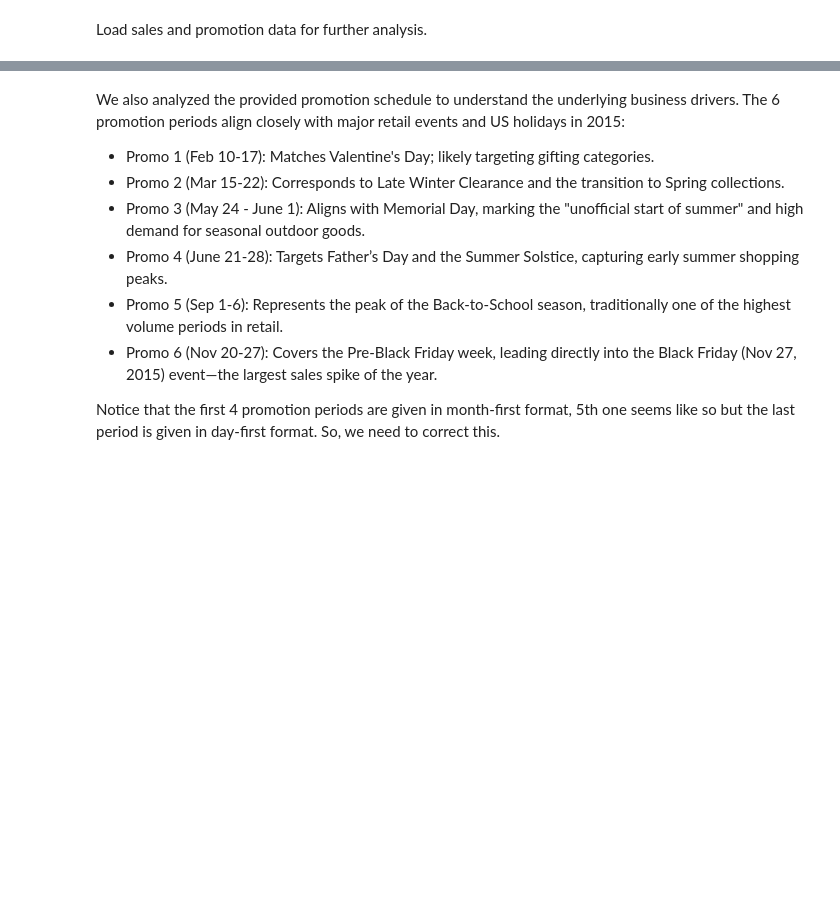
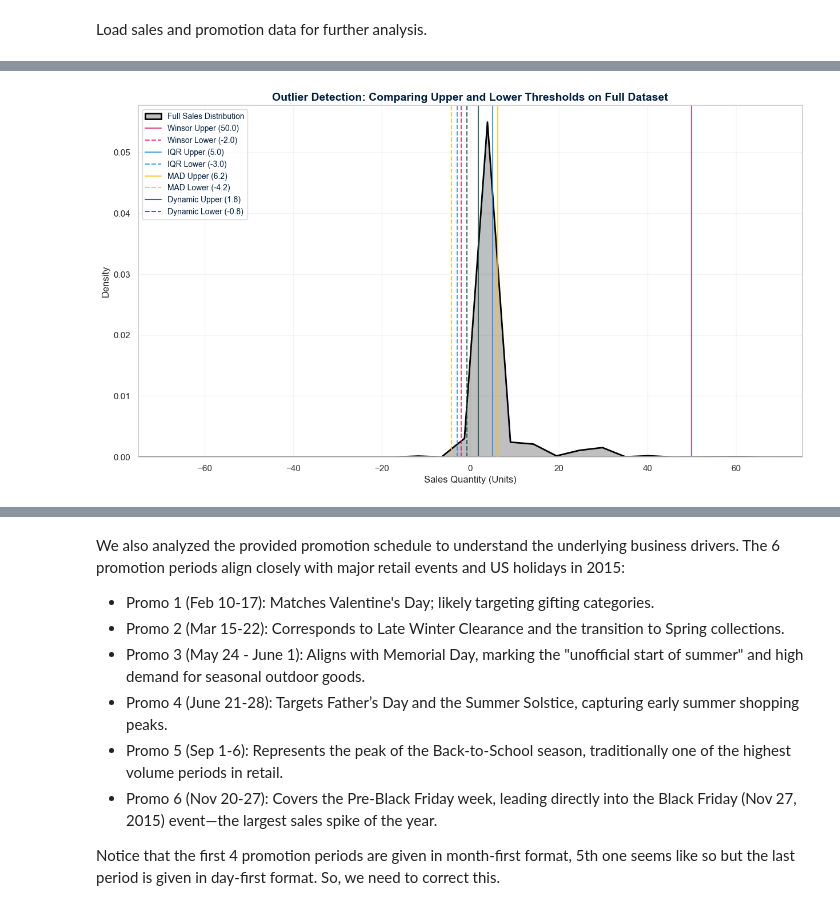
Before and after one commit to duyqu-chan/retail-campaign-analytics, a Jupyter notebook: notebooks/01_campaign_uplift_analysis.ipynb, the cells around one changed output, grey strips where cells are left out. Drawn from its saved outputs; the diff is of its cells as text; code cells hidden in the pictures; blank space fills up the shorter version.

```diff
--- a/notebooks/01_campaign_uplift_analysis.ipynb
+++ b/notebooks/01_campaign_uplift_analysis.ipynb
@@ -60,0 +99,4 @@ memory usage: 75.0 MB
+# %%
+full_sales = pd.concat([sales_train, sales_test], ignore_index=True)
+# shape of the combined dataset
+print(full_sales.shape)
@@ -60,0 +105,8 @@ memory usage: 75.0 MB
+# %%
+initial_count = len(full_sales)
+print(initial_count)
+full_sales = full_sales.drop_duplicates().reset_index(drop=True)
+final_count = len(full_sales)
+print(final_count)
+removed_count = initial_count - final_count
+print(removed_count)
@@ -94,0 +174,6 @@ memory usage: 25.0 MB
+# %%
+full_sales['Date'] = pd.to_datetime(full_sales['Date'])
+full_sales['StoreCode'] = full_sales['StoreCode'].astype('category')
+full_sales['ProductCode'] = full_sales['ProductCode'].astype('category')
+full_sales['SalesQuantity'] = full_sales['SalesQuantity'].astype('int16')
+full_sales.info()
@@ -94,0 +379,76 @@ memory usage: 25.0 MB
+# %%
+# calculate outlier thresholds using different methods on train dataset
+# to avoid data leakage
+train_values = sales_train['SalesQuantity']
+
+# winsorization limits (0.1% and 99.9% percentiles)
+upper_winsor = train_values.quantile(0.999)
+lower_winsor = train_values.quantile(0.001)
+
+# IQR limits (1.5 * IQR rule)
+Q1, Q3 = train_values.quantile(0.25), train_values.quantile(0.75)
+IQR = Q3 - Q1
+lower_iqr = Q1 - 1.5 * IQR
+upper_iqr = Q3 + 1.5 * IQR
+
+# Median Absolute Deviation (MAD)
+median = train_values.median()
+mad = (train_values - median).abs().median()
+# NIST Standardı: Modified Z-Score > 3.5
+lower_mad = median - (3.5 * mad / 0.6745)
+upper_mad = median + (3.5 * mad / 0.6745)
+
+# dynamic thresholds using rolling median and MAD
+# to avoid data drift due to seasonality or trends in time series data
+
+window_size = 14 # 2 weeks windon to capture promotional effects
+
+#rolling median and rolling MAD calculations
+rolling_med = sales_train['SalesQuantity'].rolling(window=window_size, center=True, min_periods=1).median()
+rolling_mad = (sales_train['SalesQuantity'] - rolling_med).abs().rolling(window=window_size, center=True, min_periods=1).median()
+
+# dynamic thresholds based on rolling median and MAD to identify outliers in a time series context, allowing for more sensitive detection of anomalies that may vary over time
+lower_dynamic = rolling_med - (3.5 * rolling_mad / 0.6745)
+upper_dynamic = rolling_med + (3.5 * rolling_mad / 0.6745)
+
+# Visualization
+plt.figure(figsize=(15, 8))
+
+# original distribution of sales_train with KDE to show the overall shape of the data and highlight the presence of outliers
+sns.kdeplot(full_sales['SalesQuantity'], color='black', linewidth=2, fill=True, label='Full Sales Distribution')
+
+# Draw the thresholds
+# Winsorization (Blue)
+plt.axvline(upper_winsor, color='#D81B60', linestyle='-', alpha=0.8, label=f'Winsor Upper ({upper_winsor:.1f})')
+plt.axvline(lower_winsor, color='#D81B60', linestyle='--', alpha=0.8, label=f'Winsor Lower ({lower_winsor:.1f})')
+
+# IQR (Red)
+plt.axvline(upper_iqr, color='#1E88E5', linestyle='-', alpha=0.8, label=f'IQR Upper ({upper_iqr:.1f})')
+plt.axvline(lower_iqr, color='#1E88E5', linestyle='--', alpha=0.8, label=f'IQR Lower ({lower_iqr:.1f})')
+
+# MAD (Green)
+plt.axvline(upper_mad, color='#FFC107', linestyle='-', alpha=0.8, label=f'MAD Upper ({upper_mad:.1f})')
+plt.axvline(lower_mad, color='#FFC107', linestyle='--', alpha=0.8, label=f'MAD Lower ({lower_mad:.1f})')
+
+# Dynamic (Orange)
+plt.axvline(upper_dynamic.iloc[-1], color='#004D40', linestyle='-', alpha=0.8, label=f'Dynamic Upper ({upper_dynamic.iloc[-1]:.1f})')
+plt.axvline(lower_dynamic.iloc[-1], color='#004D40', linestyle='--', alpha=0.8, label=f'Dynamic Lower ({lower_dynamic.iloc[-1]:.1f})')
+
+# Graph Settings
+plt.title('Outlier Detection: Comparing Upper and Lower Thresholds on Full Dataset', fontsize=14, fontweight='bold')
+plt.xlabel('Sales Quantity (Units)')
+plt.ylabel('Density')
+plt.xlim(-75, 75) #better focus on the central distribution while still showing some outliers
+plt.legend(loc='upper left', fontsize=10)
+plt.grid(axis='both', alpha=0.2)
+
+# save
+plt.savefig(os.path.join(FIGURE_DIR, 'comprehensive_outlier_thresholds.png'), dpi=300, bbox_inches='tight')
+plt.show()
+
+print(f"Winsor Limits: [{lower_winsor}, {upper_winsor}]")
+print(f"IQR Limits:    [{lower_iqr}, {upper_iqr}]")
+print(f"MAD Limits:    [{lower_mad:.2f}, {upper_mad:.2f}]")
+print(f"Dynamic MAD Limits at Last Point: [{lower_dynamic.iloc[-1]:.2f}, {upper_dynamic.iloc[-1]:.2f}]")
+# %% [output]
+[figure, added]
```
Also changed, not shown: parts of 162 cells of this notebook.
